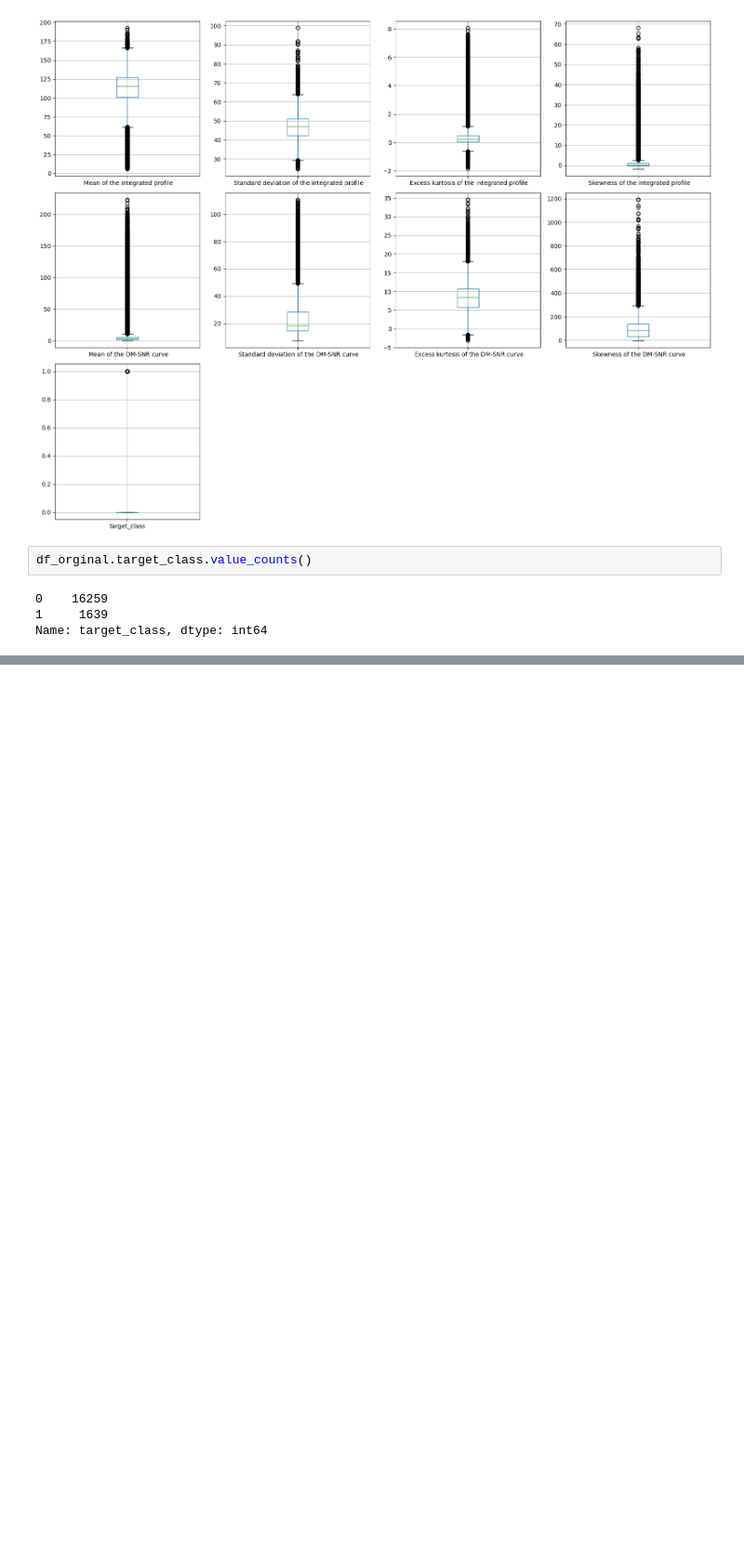
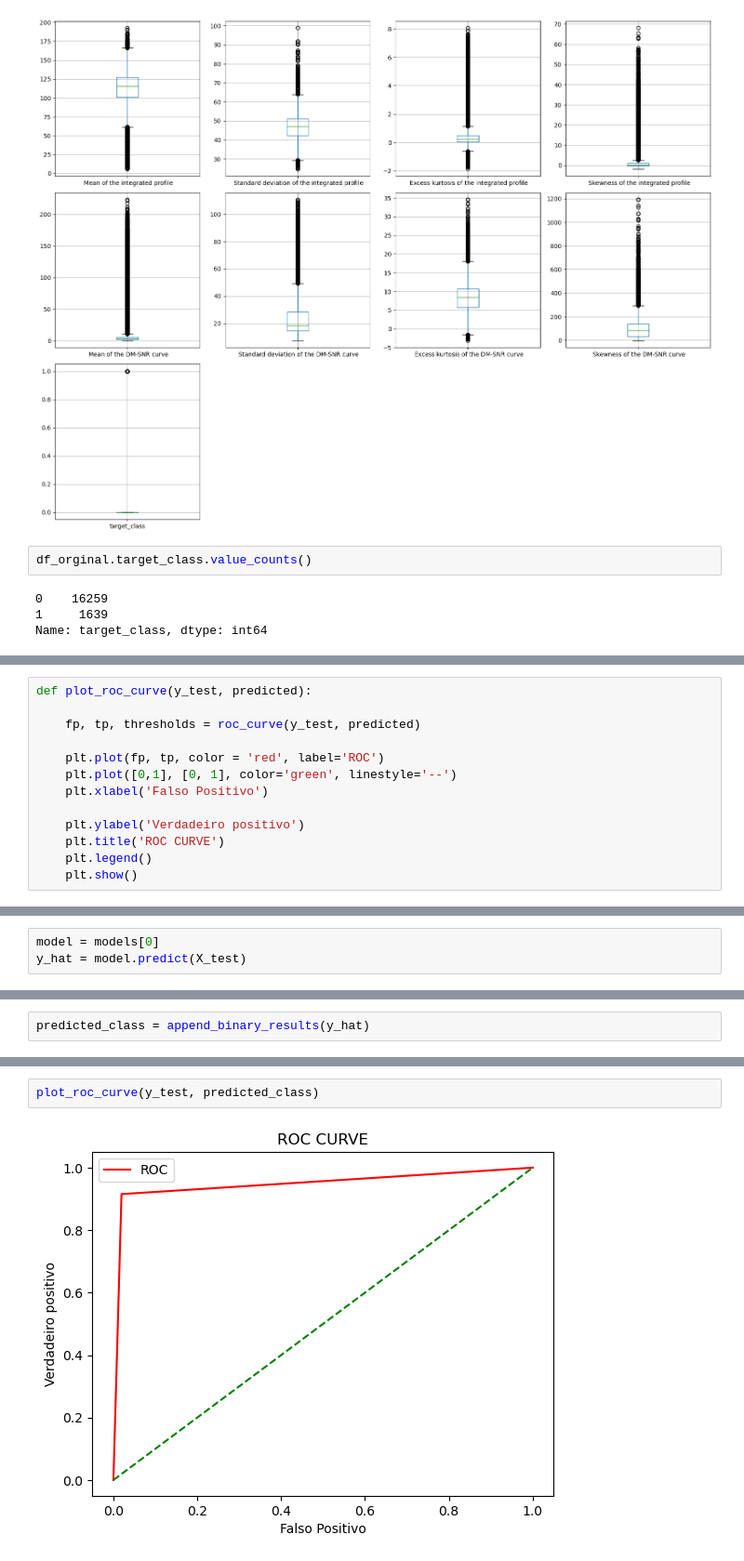
Before and after one commit to dougbatista/fiap, a Jupyter notebook: Deep learning/Notebooks/Ex_2.ipynb, the cells around one changed output, grey strips where cells are left out. Shown at 93% size. Saved outputs shown, nothing was run; the diff lists cells and outputs as text; blank space fills up the shorter version.

```diff
--- a/Deep learning/Notebooks/Ex_2.ipynb
+++ b/Deep learning/Notebooks/Ex_2.ipynb
@@ -164,0 +157,13 @@ sns.heatmap(corr, vmax=1, square=True,annot=True,cmap='inferno')
+# %%
+def plot_roc_curve(y_test, predicted):
+
+    fp, tp, thresholds = roc_curve(y_test, predicted)
+
+    plt.plot(fp, tp, color = 'red', label='ROC')
+    plt.plot([0,1], [0, 1], color='green', linestyle='--')
+    plt.xlabel('Falso Positivo')
+
+    plt.ylabel('Verdadeiro positivo')
+    plt.title('ROC CURVE')
+    plt.legend()
+    plt.show()
@@ -164,0 +296,3 @@ sns.heatmap(corr, vmax=1, square=True,annot=True,cmap='inferno')
+# %%
+model = models[0]
+y_hat = model.predict(X_test)
@@ -164,0 +301,2 @@ sns.heatmap(corr, vmax=1, square=True,annot=True,cmap='inferno')
+# %%
+predicted_class = append_binary_results(y_hat)
@@ -164,0 +314,4 @@ sns.heatmap(corr, vmax=1, square=True,annot=True,cmap='inferno')
+# %%
+plot_roc_curve(y_test, predicted_class)
+# %% [output]
+[figure, added]
```
Also changed, not shown: parts of 24 cells of this notebook, 2 other files.
